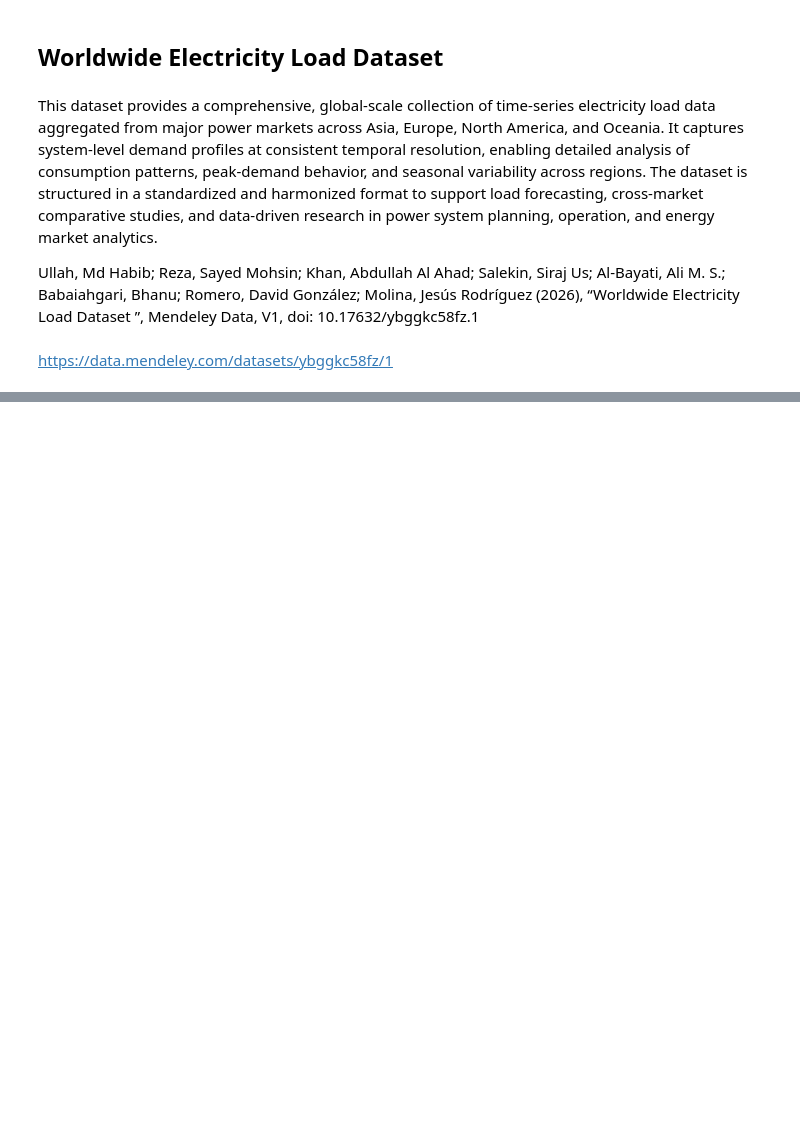
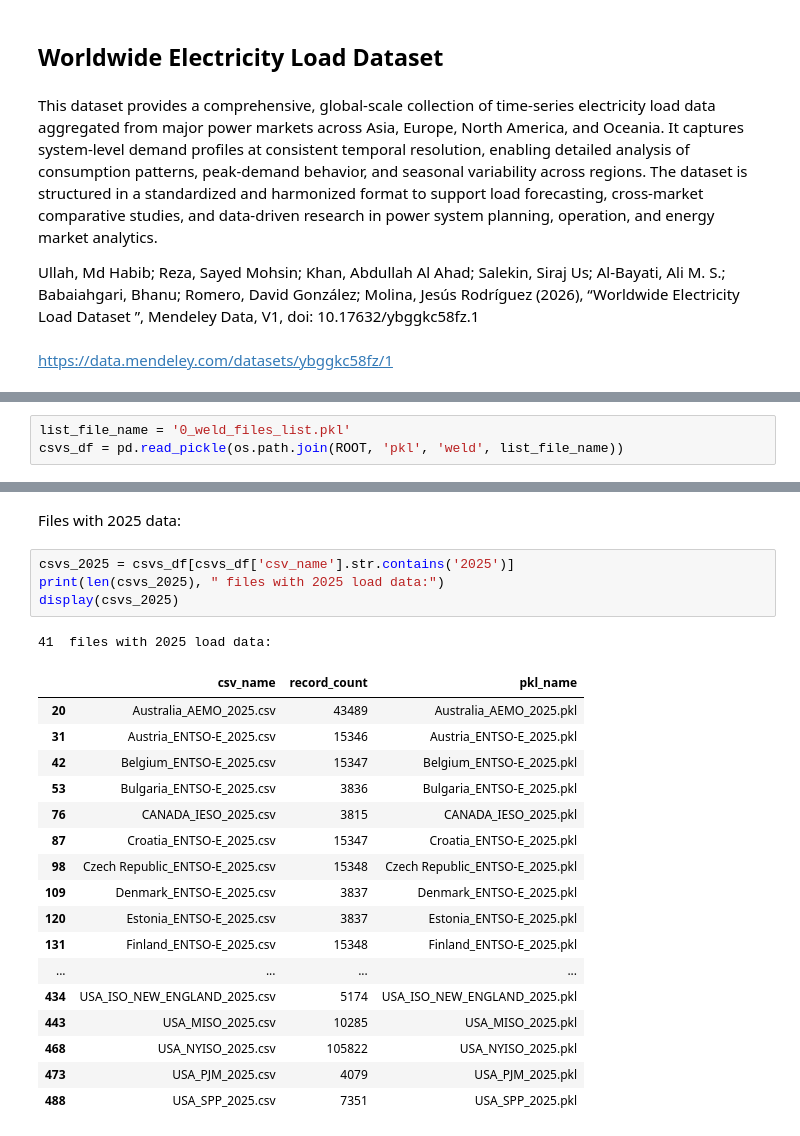
Before and after one commit to reddgr/energy-price-forecasting-for-power-grids, a Jupyter notebook: notebooks/01_file_exploration.ipynb, the cells around one changed output, grey strips where cells are left out. Cells and saved outputs as stored; diff of their text form; blank space fills up the shorter version.

```diff
--- a/notebooks/01_file_exploration.ipynb
+++ b/notebooks/01_file_exploration.ipynb
@@ -197,0 +201,3 @@ Saved file list to ..\pkl\0_weld_files_list.pkl
+# %%
+list_file_name = '0_weld_files_list.pkl'
+csvs_df = pd.read_pickle(os.path.join(ROOT, 'pkl', 'weld', list_file_name))
@@ -197,0 +225,25 @@ Saved file list to ..\pkl\0_weld_files_list.pkl
+# %% [markdown]
+Files with 2025 data:
+# %%
+csvs_2025 = csvs_df[csvs_df['csv_name'].str.contains('2025')]
+print(len(csvs_2025), " files with 2025 load data:")
+display(csvs_2025)
+# %% [output]
+41  files with 2025 load data:
+|  | csv_name | record_count | pkl_name |
+| 20 | Australia_AEMO_2025.csv | 43489 | Australia_AEMO_2025.pkl |
+| 31 | Austria_ENTSO-E_2025.csv | 15346 | Austria_ENTSO-E_2025.pkl |
+| 42 | Belgium_ENTSO-E_2025.csv | 15347 | Belgium_ENTSO-E_2025.pkl |
+| 53 | Bulgaria_ENTSO-E_2025.csv | 3836 | Bulgaria_ENTSO-E_2025.pkl |
+| 76 | CANADA_IESO_2025.csv | 3815 | CANADA_IESO_2025.pkl |
+| 87 | Croatia_ENTSO-E_2025.csv | 15347 | Croatia_ENTSO-E_2025.pkl |
+| 98 | Czech Republic_ENTSO-E_2025.csv | 15348 | Czech Republic_ENTSO-E_2025.pkl |
+| 109 | Denmark_ENTSO-E_2025.csv | 3837 | Denmark_ENTSO-E_2025.pkl |
+| 120 | Estonia_ENTSO-E_2025.csv | 3837 | Estonia_ENTSO-E_2025.pkl |
+| 131 | Finland_ENTSO-E_2025.csv | 15348 | Finland_ENTSO-E_2025.pkl |
+| ... | ... | ... | ... |
+| 434 | USA_ISO_NEW_ENGLAND_2025.csv | 5174 | USA_ISO_NEW_ENGLAND_2025.pkl |
+| 443 | USA_MISO_2025.csv | 10285 | USA_MISO_2025.pkl |
+| 468 | USA_NYISO_2025.csv | 105822 | USA_NYISO_2025.pkl |
+| 473 | USA_PJM_2025.csv | 4079 | USA_PJM_2025.pkl |
+| 488 | USA_SPP_2025.csv | 7351 | USA_SPP_2025.pkl |
```
Also changed, not shown: parts of 15 cells of this notebook, 3 other files.
